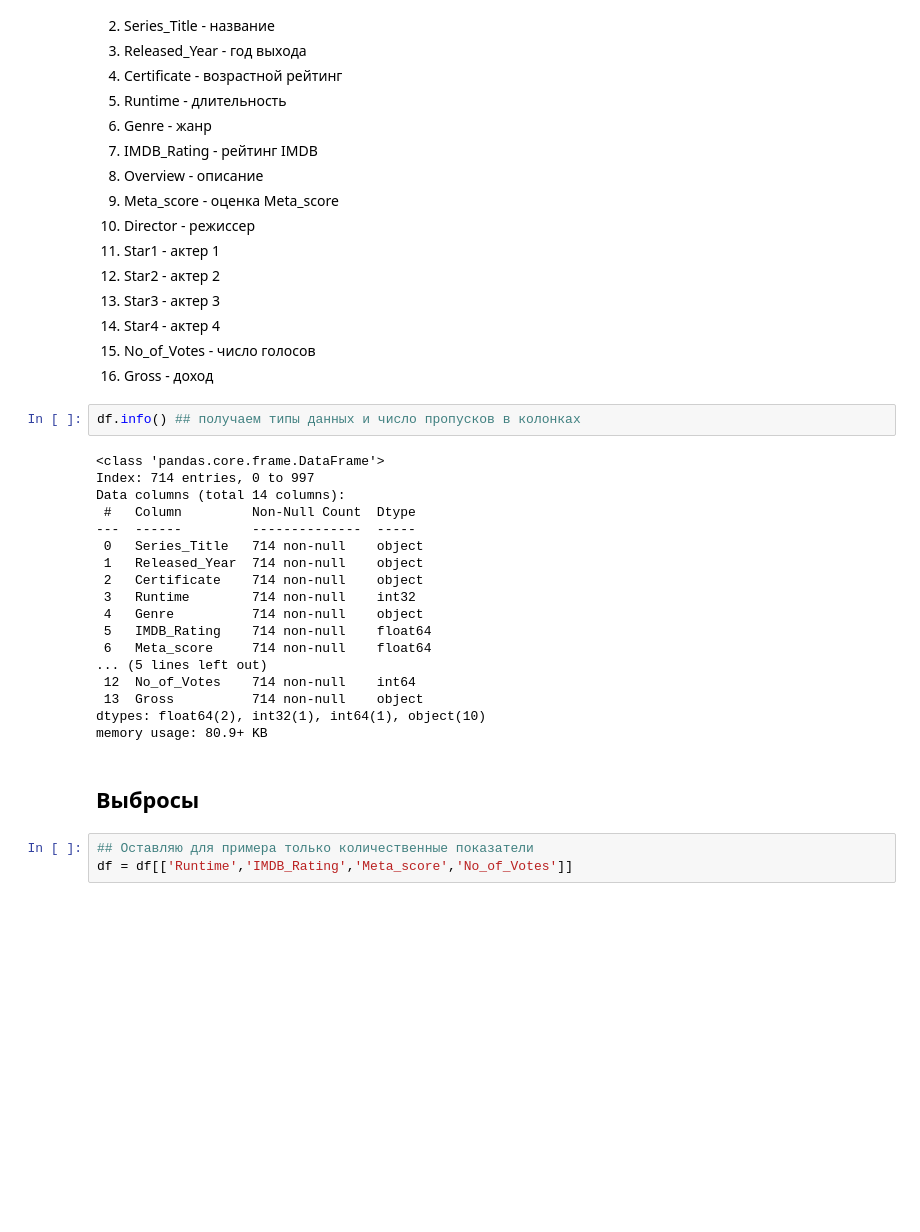
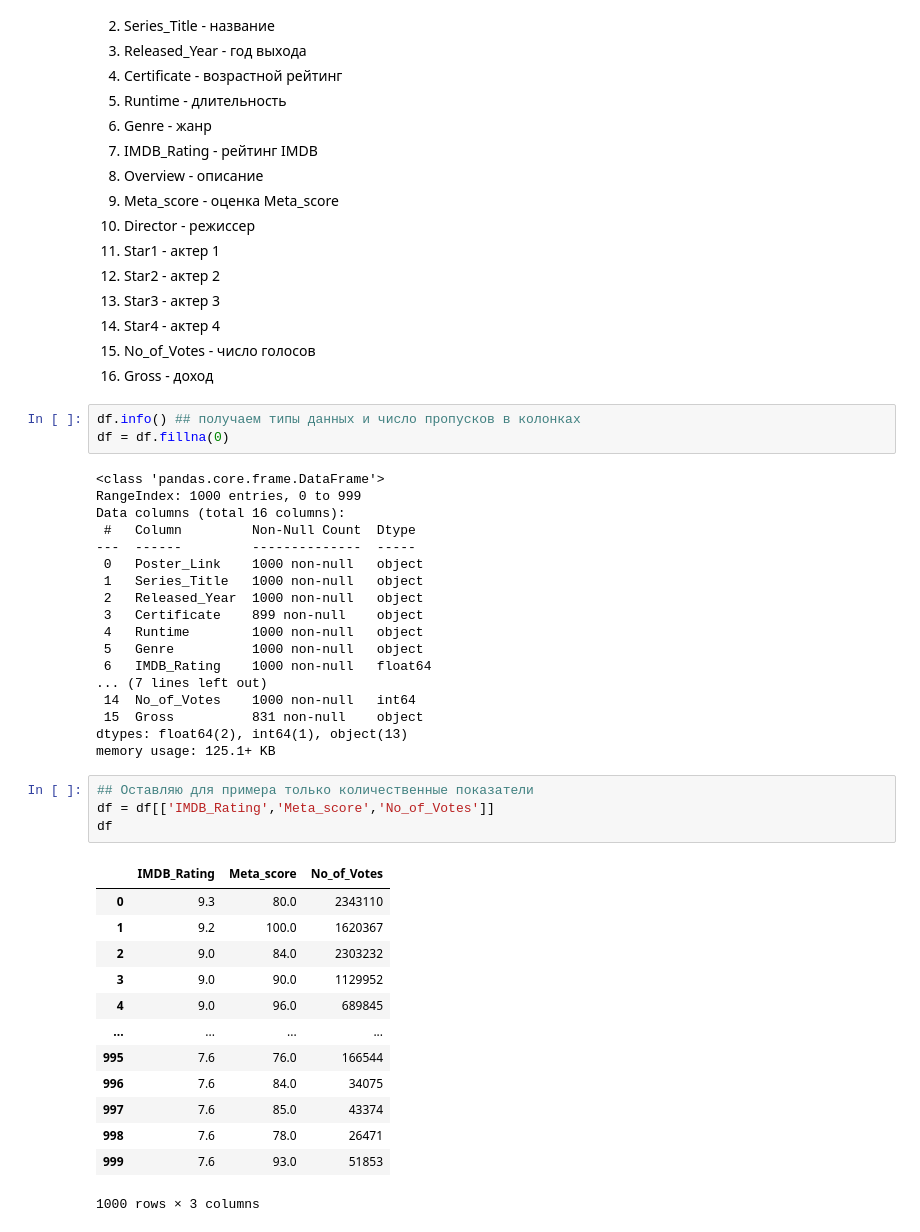
Before and after one commit to Jnesmey/Pipelines, a Jupyter notebook: Exploratory Data Analysis/Outlier.ipynb, the cells around one changed output. Saved outputs shown, nothing was run; the diff lists cells and outputs as text; blank space fills up the shorter version.

```diff
--- a/Exploratory Data Analysis/Outlier.ipynb
+++ b/Exploratory Data Analysis/Outlier.ipynb
@@ -64,29 +63,43 @@ df.head(1)
 16) Gross - доход
 # %%
 df.info() ## получаем типы данных и число пропусков в колонках
+df = df.fillna(0)
 # %% [output]
 <class 'pandas.core.frame.DataFrame'>
-Index: 714 entries, 0 to 997
-Data columns (total 14 columns):
+RangeIndex: 1000 entries, 0 to 999
+Data columns (total 16 columns):
  #   Column         Non-Null Count  Dtype
 ---  ------         --------------  -----
- 0   Series_Title   714 non-null    object
- 1   Released_Year  714 non-null    object
- 2   Certificate    714 non-null    object
- 3   Runtime        714 non-null    int32
- 4   Genre          714 non-null    object
- 5   IMDB_Rating    714 non-null    float64
- 6   Meta_score     714 non-null    float64
-... (5 lines left out)
- 12  No_of_Votes    714 non-null    int64
- 13  Gross          714 non-null    object
-dtypes: float64(2), int32(1), int64(1), object(10)
-memory usage: 80.9+ KB
+ 0   Poster_Link    1000 non-null   object
+ 1   Series_Title   1000 non-null   object
+ 2   Released_Year  1000 non-null   object
+ 3   Certificate    899 non-null    object
+ 4   Runtime        1000 non-null   object
+ 5   Genre          1000 non-null   object
+ 6   IMDB_Rating    1000 non-null   float64
+... (7 lines left out)
+ 14  No_of_Votes    1000 non-null   int64
+ 15  Gross          831 non-null    object
+dtypes: float64(2), int64(1), object(13)
+memory usage: 125.1+ KB
-# %% [markdown]
-## Выбросы
 # %%
 ## Оставляю для примера только количественные показатели
-df = df[['Runtime','IMDB_Rating','Meta_score','No_of_Votes']]
+df = df[['IMDB_Rating','Meta_score','No_of_Votes']]
+df
+# %% [output]
+|  | IMDB_Rating | Meta_score | No_of_Votes |
+| 0 | 9.3 | 80.0 | 2343110 |
+| 1 | 9.2 | 100.0 | 1620367 |
+| 2 | 9.0 | 84.0 | 2303232 |
+| 3 | 9.0 | 90.0 | 1129952 |
+| 4 | 9.0 | 96.0 | 689845 |
+| ... | ... | ... | ... |
+| 995 | 7.6 | 76.0 | 166544 |
+| 996 | 7.6 | 84.0 | 34075 |
+| 997 | 7.6 | 85.0 | 43374 |
+| 998 | 7.6 | 78.0 | 26471 |
+| 999 | 7.6 | 93.0 | 51853 |
+1000 rows × 3 columns
 # %%
 ### Показываем все показатели на боксплотах
 
```
Also changed, not shown: parts of 18 cells of this notebook.
